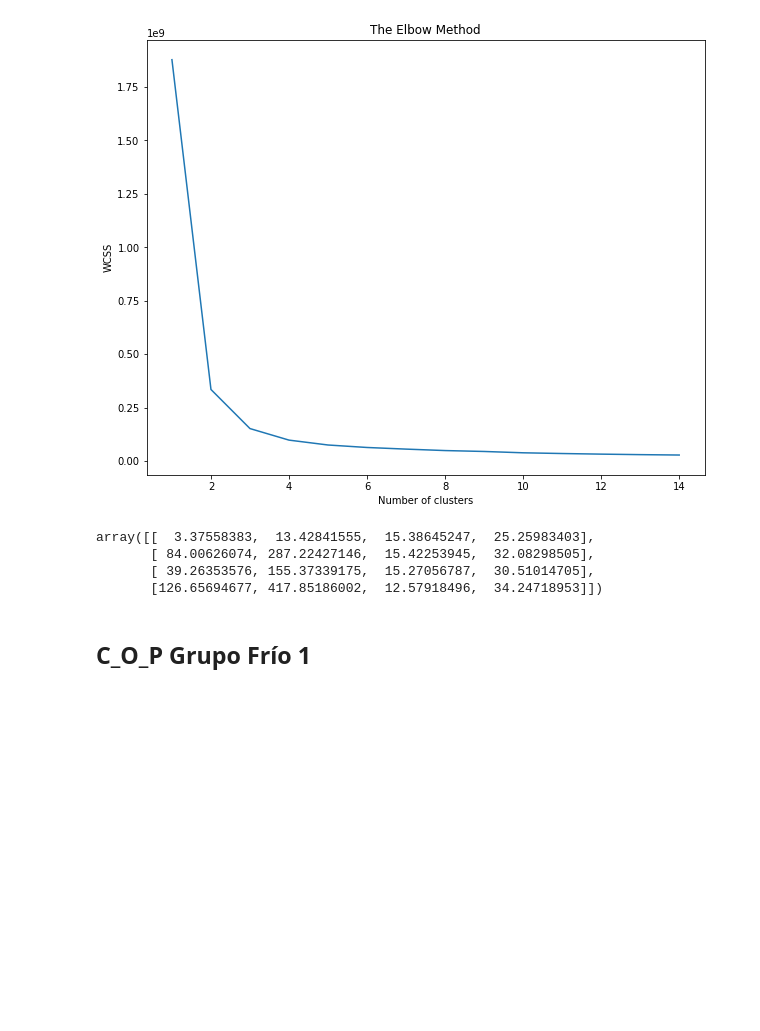
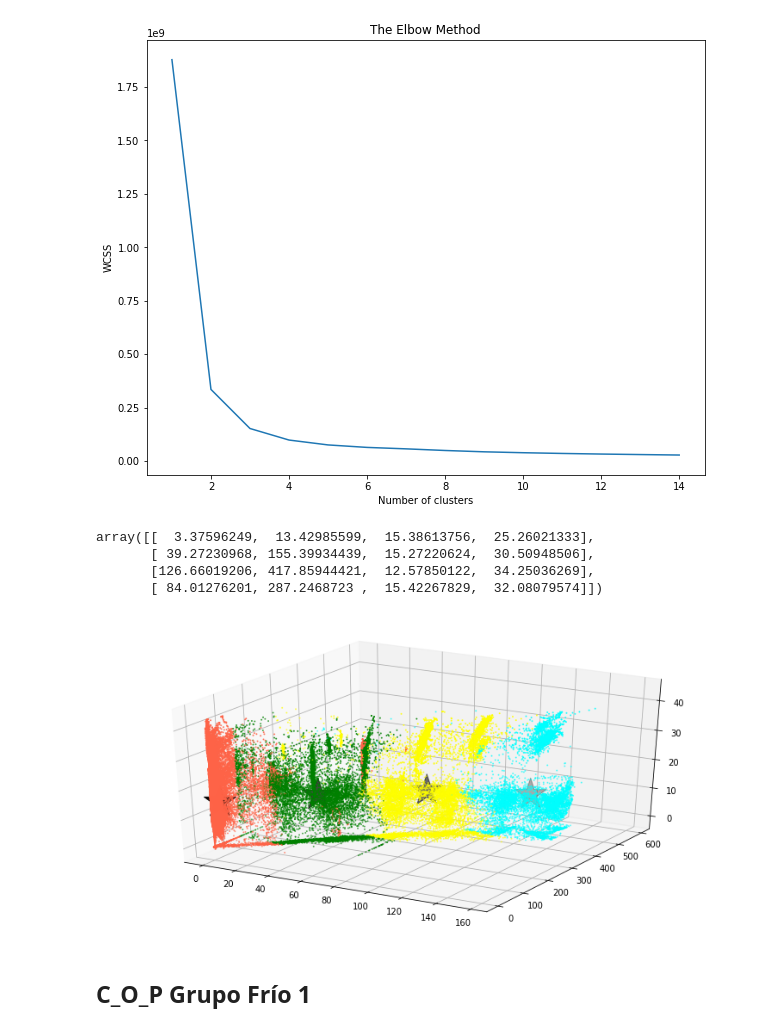
Before and after one commit to douglasag17/ML-SmartBuildings, a Jupyter notebook: AprendizajeNoSupervisado/KMeans_COP.ipynb, the cells around one changed output. Cells and saved outputs as stored; diff of their text form; code cells hidden in the pictures; blank space fills up the shorter version.

```diff
--- a/AprendizajeNoSupervisado/KMeans_COP.ipynb
+++ b/AprendizajeNoSupervisado/KMeans_COP.ipynb
@@ -161,13 +180,16 @@ metodoCodo(dataFelipe)
 kmeans = KMeans(n_clusters = 4)
 kmeans.fit(dataFelipe)
 centroids = kmeans.cluster_centers_
+centroids
+# %% [output]
+array([[  3.37596249,  13.42985599,  15.38613756,  25.26021333],
+       [ 39.27230968, 155.39934439,  15.27220624,  30.50948506],
+       [126.66019206, 417.85944421,  12.57850122,  34.25036269],
+       [ 84.01276201, 287.2468723 ,  15.42267829,  32.08079574]])
-# %%
-centroids
-# %% [output]
-array([[  3.37558383,  13.42841555,  15.38645247,  25.25983403],
-       [ 84.00626074, 287.22427146,  15.42253945,  32.08298505],
-       [ 39.26353576, 155.37339175,  15.27056787,  30.51014705],
-       [126.65694677, 417.85186002,  12.57918496,  34.24718953]])
+# %%
+graph_clusters(dataFelipe, centroids)
+# %% [output]
+[figure, added]
 # %% [markdown]
 ## C_O_P Grupo Frío 1
 # %% [markdown]
```
Also changed, not shown: parts of 14 cells of this notebook.
